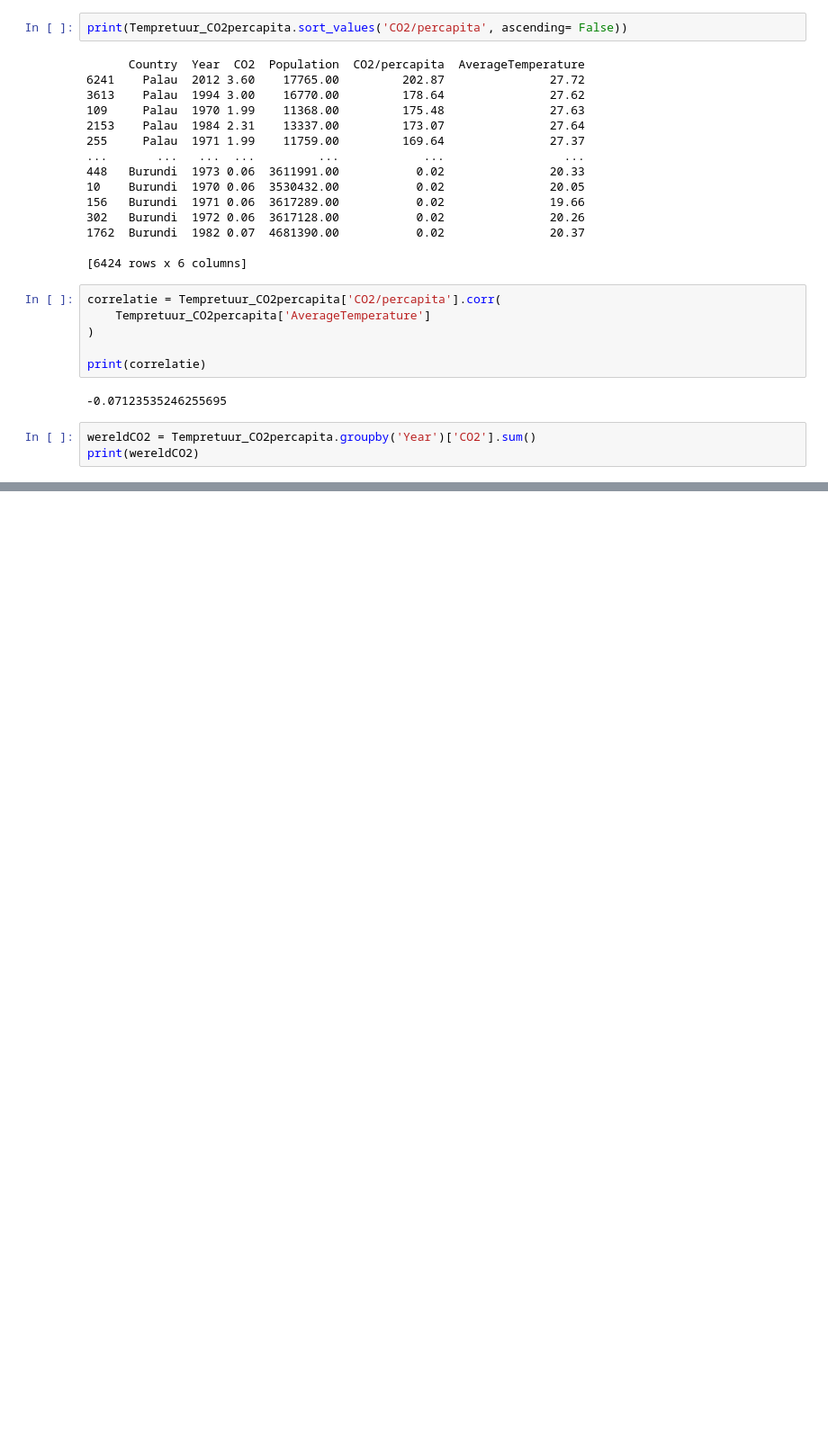
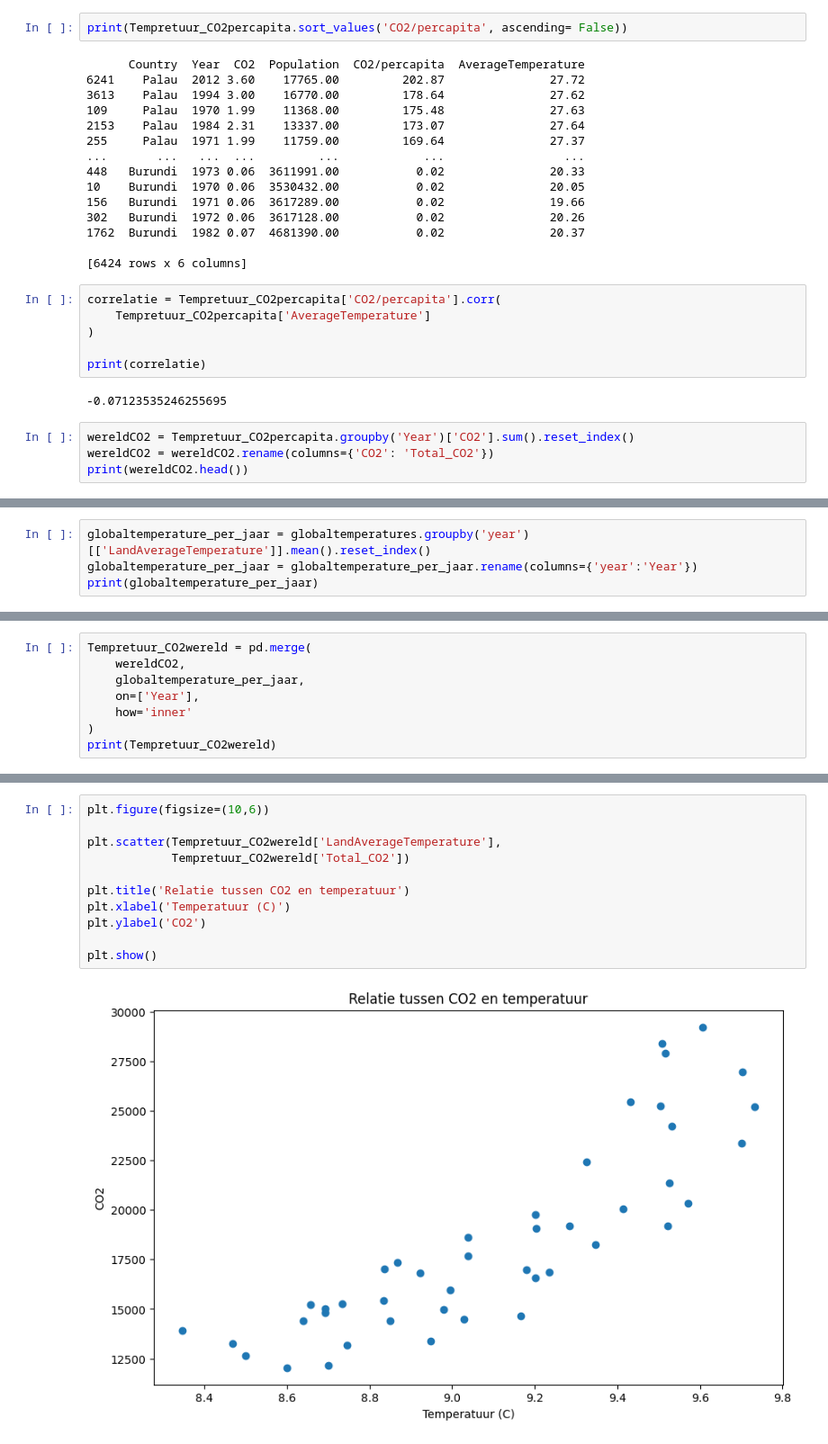
Before and after one commit to rafschmeits/nieuwe-datascience, a Jupyter notebook: climate-watch/climate_watch.ipynb, the cells around one changed output, grey strips where cells are left out. Shown at 90% size. Cells and saved outputs as stored; diff of their text form; blank space fills up the shorter version.

```diff
--- a/climate-watch/climate_watch.ipynb
+++ b/climate-watch/climate_watch.ipynb
@@ -784,6 +768,7 @@ print(correlatie)
 # %% [output]
 -0.07123535246255695
 # %%
-wereldCO2 = Tempretuur_CO2percapita.groupby('Year')['CO2'].sum()
-print(wereldCO2)
+wereldCO2 = Tempretuur_CO2percapita.groupby('Year')['CO2'].sum().reset_index()
+wereldCO2 = wereldCO2.rename(columns={'CO2': 'Total_CO2'})
+print(wereldCO2.head())
 # %% [output]
@@ -806,0 +804,4 @@ Name: CO2, dtype: float64
+# %%
+globaltemperature_per_jaar = globaltemperatures.groupby('year')[['LandAverageTemperature']].mean().reset_index()
+globaltemperature_per_jaar = globaltemperature_per_jaar.rename(columns={'year':'Year'})
+print(globaltemperature_per_jaar)
@@ -806,0 +823,8 @@ Name: CO2, dtype: float64
+# %%
+Tempretuur_CO2wereld = pd.merge(
+    wereldCO2,
+    globaltemperature_per_jaar,
+    on=['Year'],
+    how='inner'
+)
+print(Tempretuur_CO2wereld)
@@ -806,0 +849,13 @@ Name: CO2, dtype: float64
+# %%
+plt.figure(figsize=(10,6))
+
+plt.scatter(Tempretuur_CO2wereld['LandAverageTemperature'],
+            Tempretuur_CO2wereld['Total_CO2'])
+
+plt.title('Relatie tussen CO2 en temperatuur')
+plt.xlabel('Temperatuur (C)')
+plt.ylabel('CO2')
+
+plt.show()
+# %% [output]
+[figure, added]
```
Also changed, not shown: parts of 33 cells of this notebook, 3 other files.
